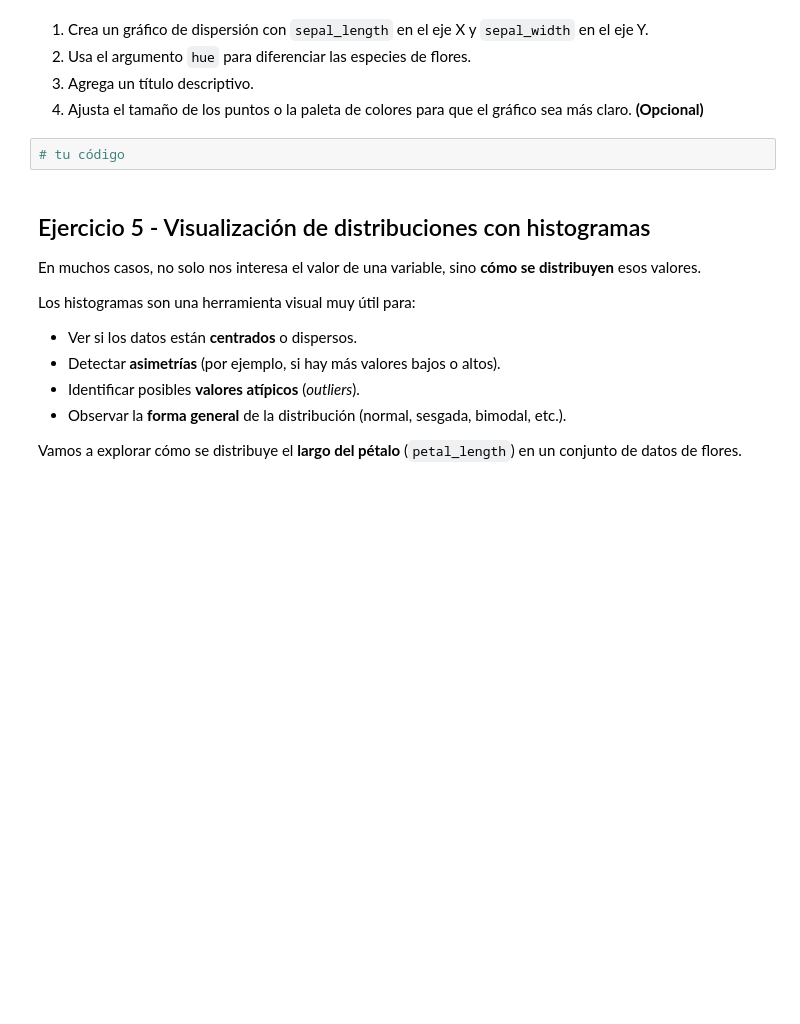
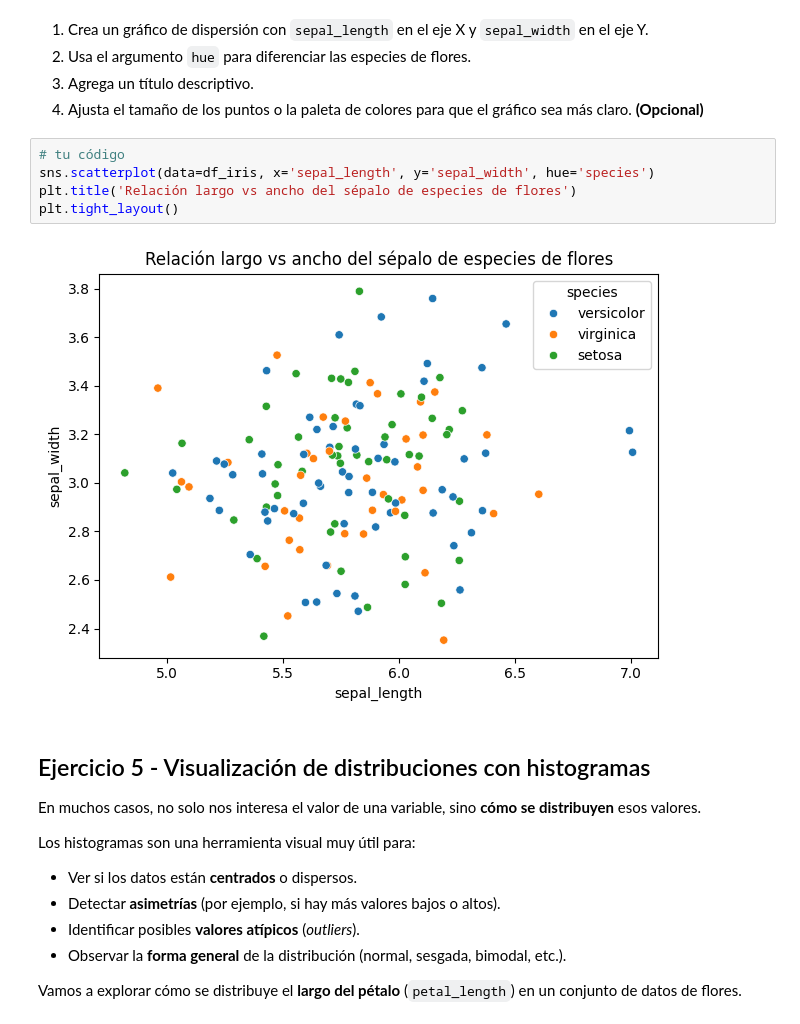
Before and after one commit to 4GeeksAcademy/kiliangil-visualization-exercises-with-matplot-and-seaborn, a Jupyter notebook: notebook/problems.es.ipynb, the cells around one changed output. Cells and saved outputs as stored; diff of their text form; blank space fills up the shorter version.

```diff
--- a/notebook/problems.es.ipynb
+++ b/notebook/problems.es.ipynb
@@ -167,8 +167,13 @@ df_iris # Mostrar DataFrame
 2. Usa el argumento `hue` para diferenciar las especies de flores.
 3. Agrega un título descriptivo.
 4. Ajusta el tamaño de los puntos o la paleta de colores para que el gráfico sea más claro. **(Opcional)**
-# %%
-# tu código
+# %%
+# tu código
+sns.scatterplot(data=df_iris, x='sepal_length', y='sepal_width', hue='species')
+plt.title('Relación largo vs ancho del sépalo de especies de flores')
+plt.tight_layout()
+# %% [output]
+[figure, added]
 # %% [markdown]
 ## Ejercicio 5 - Visualización de distribuciones con histogramas
 
```
Also changed, not shown: parts of 5 cells of this notebook.
